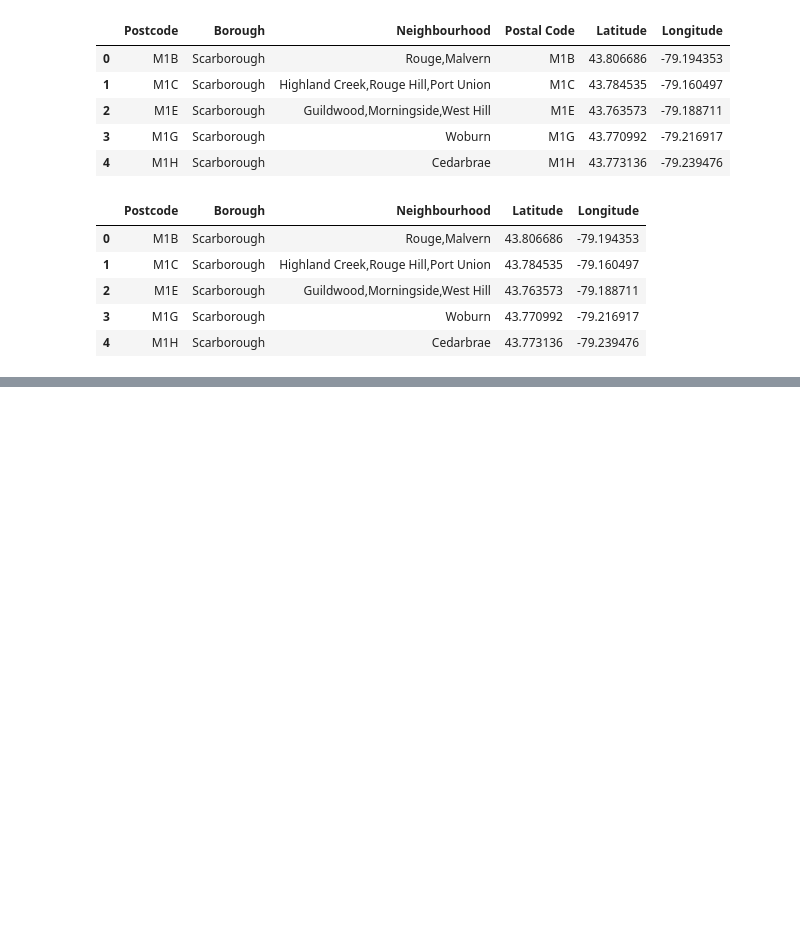
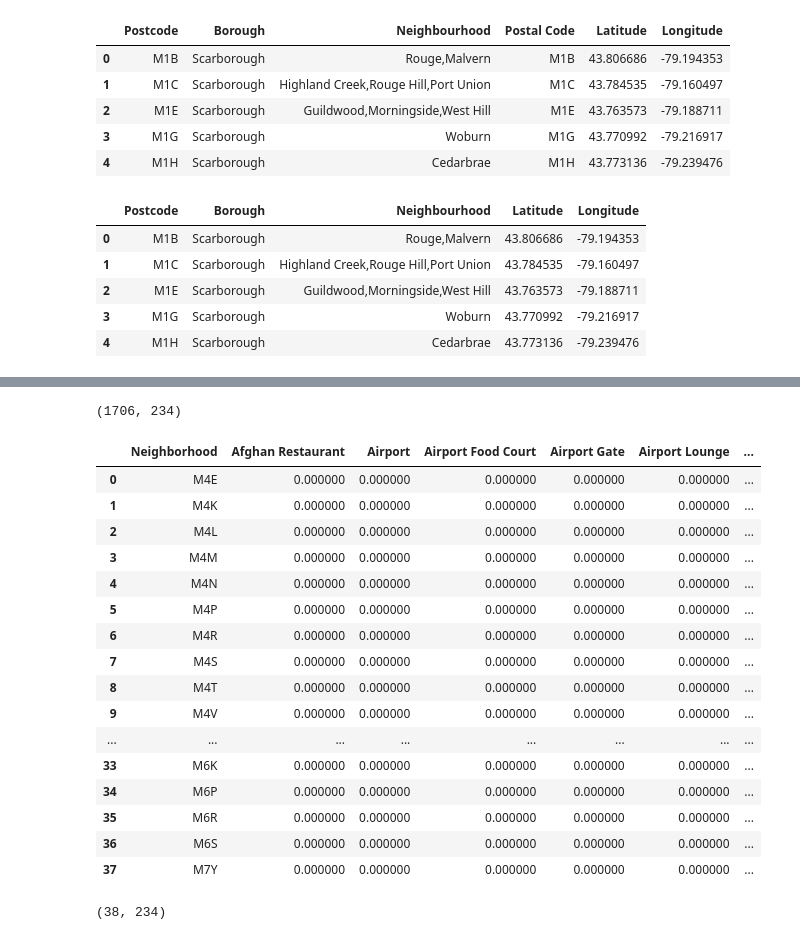
Before and after one commit to gkale1969/Coursera_Capstone, a Jupyter notebook: Capstone Week 3 Assignment.ipynb, the cells around one changed output, grey strips where cells are left out. Cells and saved outputs as stored; diff of their text form; code cells hidden in the pictures; blank space fills up the shorter version.

```diff
--- a/Capstone Week 3 Assignment.ipynb
+++ b/Capstone Week 3 Assignment.ipynb
@@ -156,0 +381,16 @@ df_postal_codes_merged.head()
+# %%
+venues = results['response']['groups'][0]['items']
+
+nearby_venues = json_normalize(venues) # flatten JSON
+
+# filter columns
+filtered_columns = ['venue.name', 'venue.categories', 'venue.location.lat', 'venue.location.lng']
+nearby_venues =nearby_venues.loc[:, filtered_columns]
+
+# filter the category for each row
+nearby_venues['venue.categories'] = nearby_venues.apply(get_category_type, axis=1)
+
+# clean columns
+nearby_venues.columns = [col.split(".")[-1] for col in nearby_venues.columns]
+
+nearby_venues.head()
@@ -156,0 +448,5 @@ df_postal_codes_merged.head()
+# %%
+toronto_venues = getNearbyVenues(names=df_postal_codes_toronto['Postcode'],
+                                   latitudes=df_postal_codes_toronto['Latitude'],
+                                   longitudes=df_postal_codes_toronto['Longitude']
+                                  )
@@ -156,0 +509,12 @@ df_postal_codes_merged.head()
+# %%
+# one hot encoding
+toronto_onehot = pd.get_dummies(toronto_venues[['Venue Category']], prefix="", prefix_sep="")
+
+# add neighborhood column back to dataframe
+toronto_onehot['Neighborhood'] = toronto_venues['Neighborhood']
+
+# move neighborhood column to the first column
+fixed_columns = [toronto_onehot.columns[-1]] + list(toronto_onehot.columns[:-1])
+manhattan_onehot = toronto_onehot[fixed_columns]
+
+toronto_onehot.head()
@@ -156,0 +528,5 @@ df_postal_codes_merged.head()
+# %%
+mid = toronto_onehot['Neighborhood']
+toronto_onehot.drop(labels=['Neighborhood'], axis=1,inplace = True)
+toronto_onehot.insert(0, 'Neighborhood', mid)
+toronto_onehot.head()
@@ -156,0 +540,29 @@ df_postal_codes_merged.head()
+# %%
+toronto_onehot.shape
+# %% [output]
+(1706, 234)
+# %%
+toronto_grouped = toronto_onehot.groupby('Neighborhood').mean().reset_index()
+toronto_grouped
+# %% [output]
+|  | Neighborhood | Afghan Restaurant | Airport | Airport Food Court | Airport Gate | Airport Lounge | ... |
+| 0 | M4E | 0.000000 | 0.000000 | 0.000000 | 0.000000 | 0.000000 | ... |
+| 1 | M4K | 0.000000 | 0.000000 | 0.000000 | 0.000000 | 0.000000 | ... |
+| 2 | M4L | 0.000000 | 0.000000 | 0.000000 | 0.000000 | 0.000000 | ... |
+| 3 | M4M | 0.000000 | 0.000000 | 0.000000 | 0.000000 | 0.000000 | ... |
+| 4 | M4N | 0.000000 | 0.000000 | 0.000000 | 0.000000 | 0.000000 | ... |
+| 5 | M4P | 0.000000 | 0.000000 | 0.000000 | 0.000000 | 0.000000 | ... |
+| 6 | M4R | 0.000000 | 0.000000 | 0.000000 | 0.000000 | 0.000000 | ... |
+| 7 | M4S | 0.000000 | 0.000000 | 0.000000 | 0.000000 | 0.000000 | ... |
+| 8 | M4T | 0.000000 | 0.000000 | 0.000000 | 0.000000 | 0.000000 | ... |
+| 9 | M4V | 0.000000 | 0.000000 | 0.000000 | 0.000000 | 0.000000 | ... |
+| ... | ... | ... | ... | ... | ... | ... | ... |
+| 33 | M6K | 0.000000 | 0.000000 | 0.000000 | 0.000000 | 0.000000 | ... |
+| 34 | M6P | 0.000000 | 0.000000 | 0.000000 | 0.000000 | 0.000000 | ... |
+| 35 | M6R | 0.000000 | 0.000000 | 0.000000 | 0.000000 | 0.000000 | ... |
+| 36 | M6S | 0.000000 | 0.000000 | 0.000000 | 0.000000 | 0.000000 | ... |
+| 37 | M7Y | 0.000000 | 0.000000 | 0.000000 | 0.000000 | 0.000000 | ... |
+# %%
+toronto_grouped.shape
+# %% [output]
+(38, 234)
```
Also changed, not shown: parts of 46 cells of this notebook.
